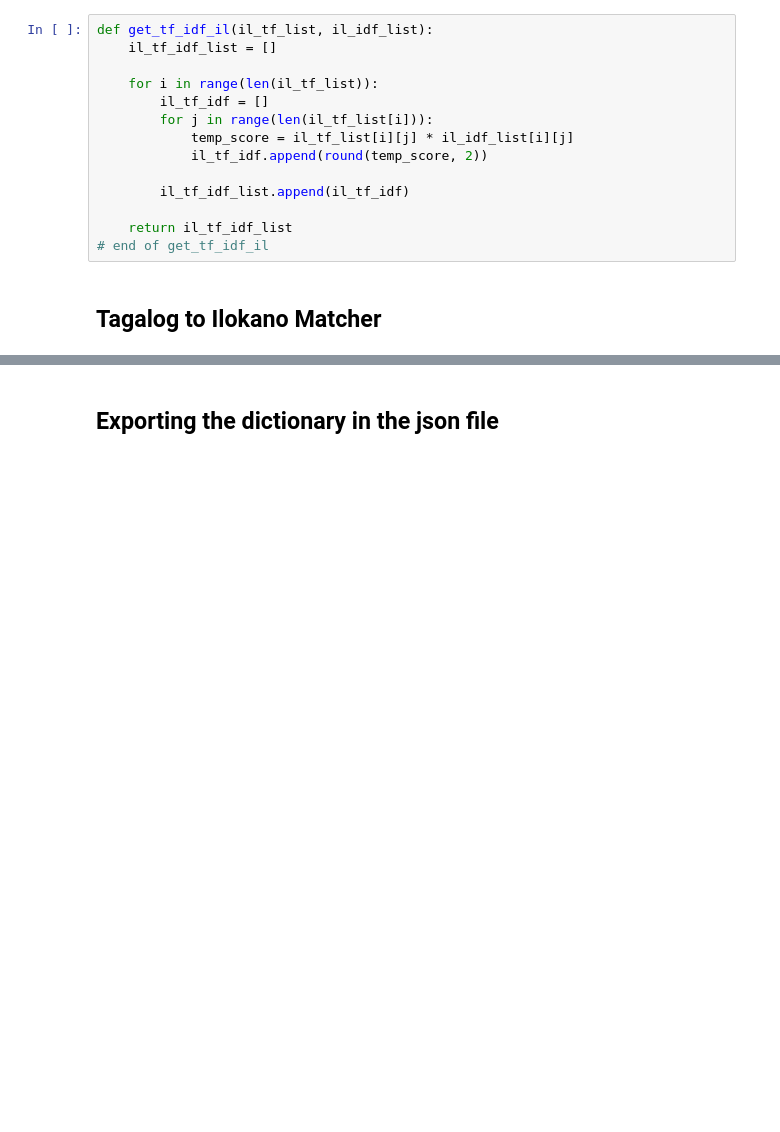
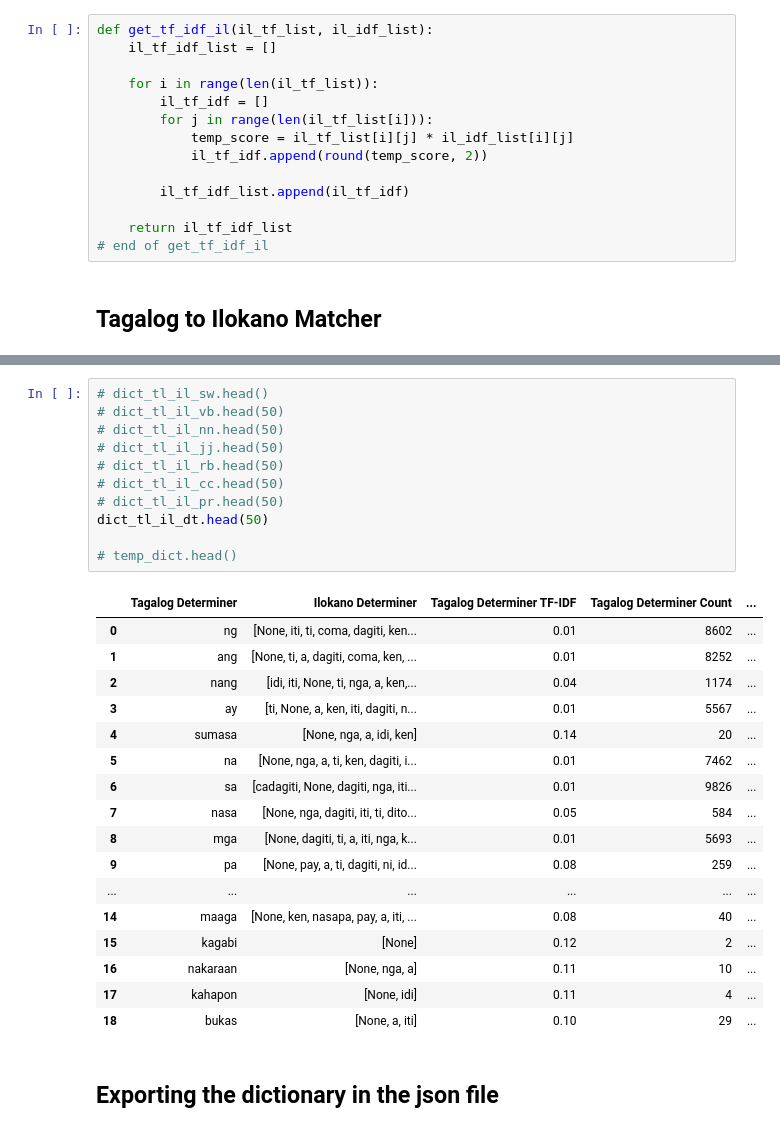
Before and after one commit to JakeCob/Ilokano-to-Tagalog-Machince-Translation, a Jupyter notebook: notebooks/example_based_tl.ipynb, the cells around one changed output, grey strips where cells are left out. Saved outputs shown, nothing was run; the diff lists cells and outputs as text; blank space fills up the shorter version.

```diff
--- a/notebooks/example_based_tl.ipynb
+++ b/notebooks/example_based_tl.ipynb
@@ -1452,3 +1440,32 @@ dict_tl_il_vb.head(50)
+# %%
+# dict_tl_il_sw.head()
+# dict_tl_il_vb.head(50)
+# dict_tl_il_nn.head(50)
+# dict_tl_il_jj.head(50)
+# dict_tl_il_rb.head(50)
+# dict_tl_il_cc.head(50)
+# dict_tl_il_pr.head(50)
+dict_tl_il_dt.head(50)
+
+# temp_dict.head()
+# %% [output]
+|  | Tagalog Determiner | Ilokano Determiner | Tagalog Determiner TF-IDF | Tagalog Determiner Count | ... |
+| 0 | ng | [None, iti, ti, coma, dagiti, ken... | 0.01 | 8602 | ... |
+| 1 | ang | [None, ti, a, dagiti, coma, ken, ... | 0.01 | 8252 | ... |
+| 2 | nang | [idi, iti, None, ti, nga, a, ken,... | 0.04 | 1174 | ... |
+| 3 | ay | [ti, None, a, ken, iti, dagiti, n... | 0.01 | 5567 | ... |
+| 4 | sumasa | [None, nga, a, idi, ken] | 0.14 | 20 | ... |
+| 5 | na | [None, nga, a, ti, ken, dagiti, i... | 0.01 | 7462 | ... |
+| 6 | sa | [cadagiti, None, dagiti, nga, iti... | 0.01 | 9826 | ... |
+| 7 | nasa | [None, nga, dagiti, iti, ti, dito... | 0.05 | 584 | ... |
+| 8 | mga | [None, dagiti, ti, a, iti, nga, k... | 0.01 | 5693 | ... |
+| 9 | pa | [None, pay, a, ti, dagiti, ni, id... | 0.08 | 259 | ... |
+| ... | ... | ... | ... | ... | ... |
+| 14 | maaga | [None, ken, nasapa, pay, a, iti, ... | 0.08 | 40 | ... |
+| 15 | kagabi | [None] | 0.12 | 2 | ... |
+| 16 | nakaraan | [None, nga, a] | 0.11 | 10 | ... |
+| 17 | kahapon | [None, idi] | 0.11 | 4 | ... |
+| 18 | bukas | [None, a, iti] | 0.10 | 29 | ... |
 # %% [markdown]
 ## Exporting the dictionary in the json file
 # %% [markdown]
```
Also changed, not shown: parts of 2 cells of this notebook, 11 other files.
